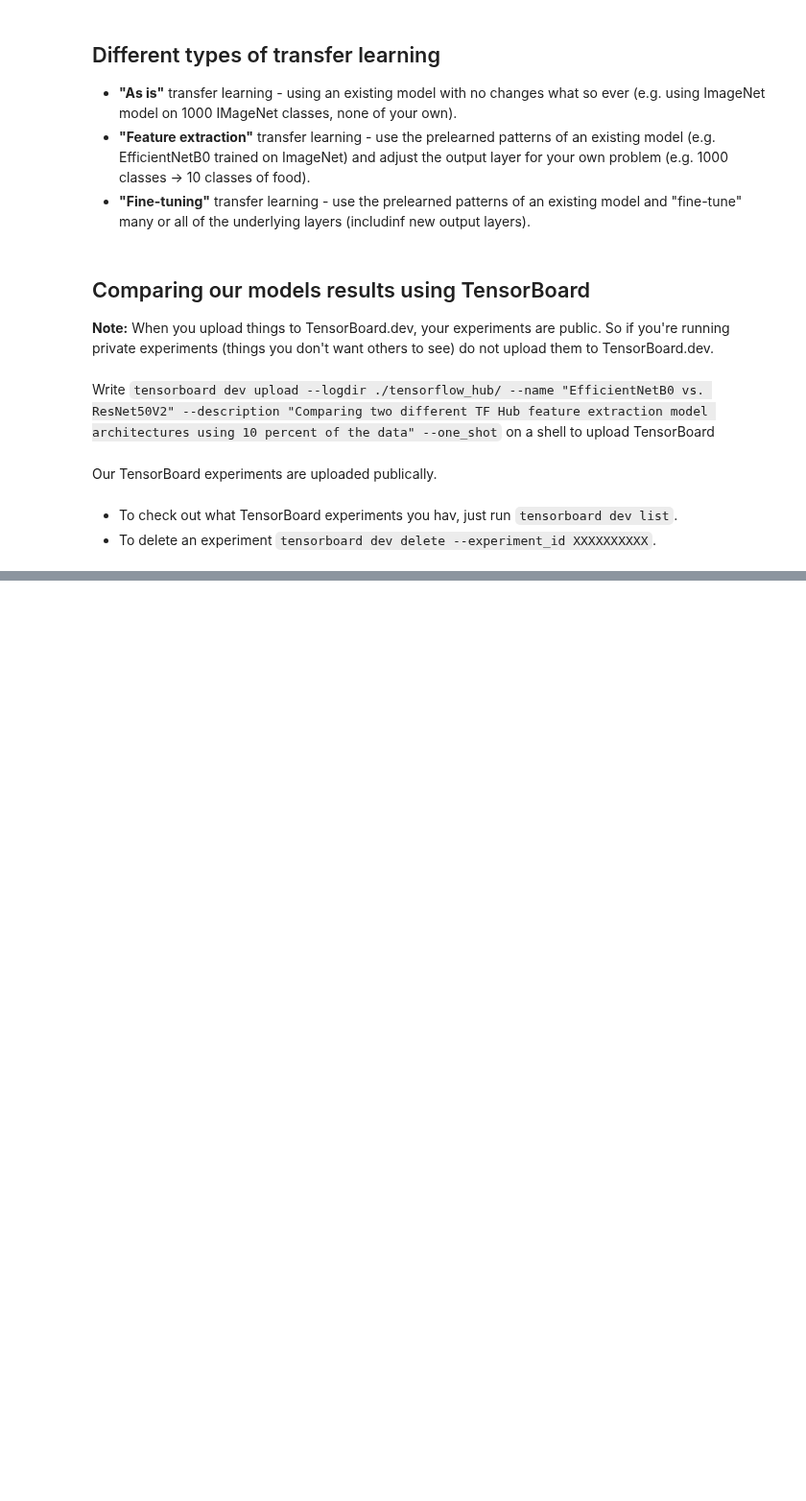
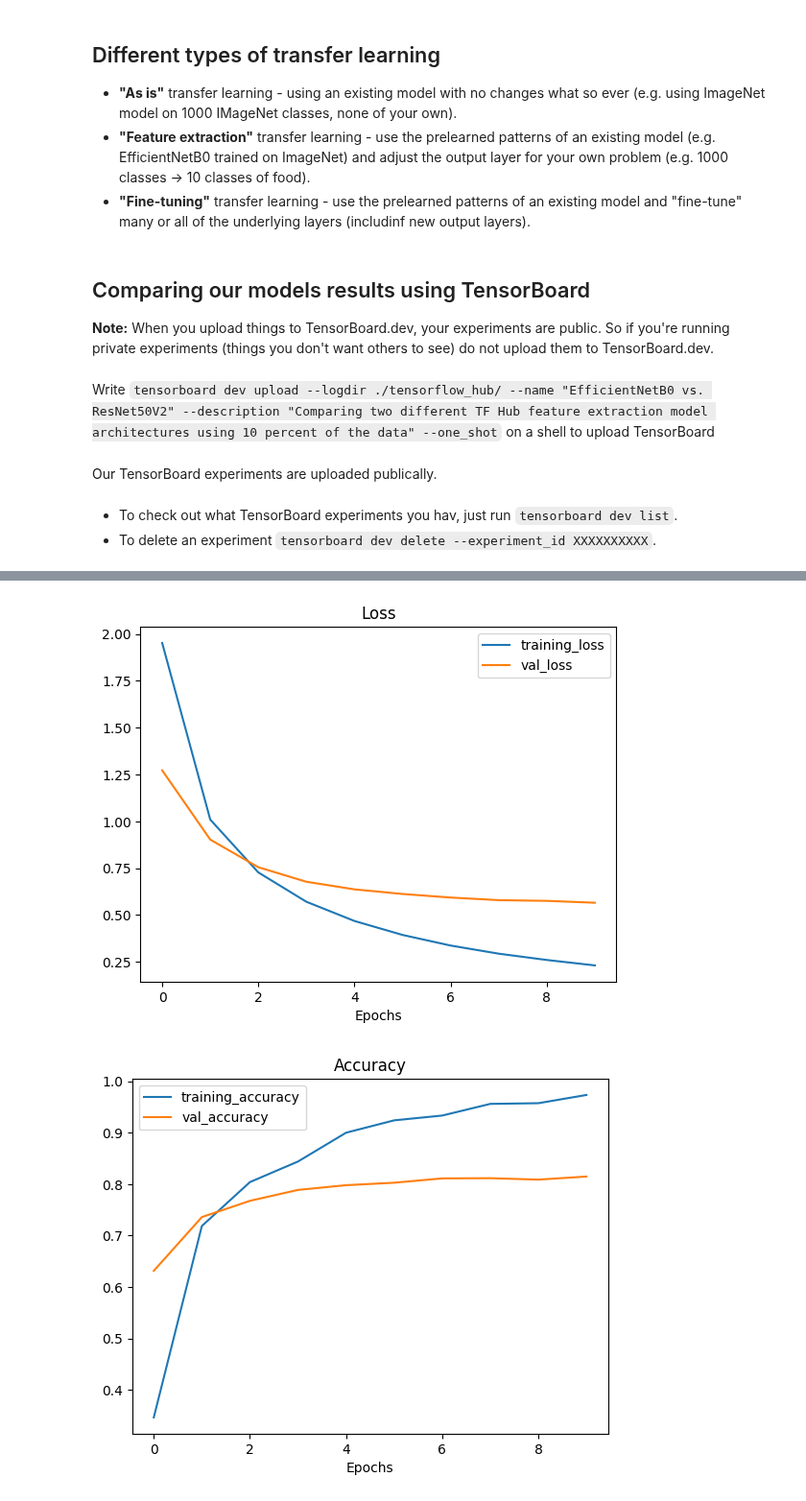
Before and after one commit to llorenscapotorres/TensorFlow, a Jupyter notebook: Transfer_Learning/Feature_Extraction/04_transfer_learning_feature_extraction.ipynb, the cells around one changed output, grey strips where cells are left out. Shown at 96% size. Drawn from its saved outputs; the diff is of its cells as text; code cells hidden in the pictures; blank space fills up the shorter version.

Commit message:
Building a MobileNet model, and a InceptionV3 model

```diff
--- a/Transfer_Learning/Feature_Extraction/04_transfer_learning_feature_extraction.ipynb
+++ b/Transfer_Learning/Feature_Extraction/04_transfer_learning_feature_extraction.ipynb
@@ -296,0 +299,21 @@ Our TensorBoard experiments are uploaded publically.
+# %%
+mobilenet_url = 'https://kaggle.com/models/google/mobilenet-v2/TensorFlow2/100-224-feature-vector/1'
+# %%
+# Create the MobileNetV2 model
+mobilenet_model = create_model(model_url=mobilenet_url,
+                                num_classes=train_data_10_percent.num_classes)
+# %%
+# Compile MobileNetV2
+mobilenet_model.compile(loss="categorical_crossentropy",
+                        optimizer=tf.keras.optimizers.Adam(),
+                        metrics=['accuracy'])
+# %%
+# Fit the 10% data to the compiled MobileNetV2 model
+mobilenet_history = mobilenet_model.fit(train_data_10_percent,
+                                        epochs=10,
+                                        steps_per_epoch=len(train_data_10_percent),
+                                        validation_data=test_data,
+                                        validation_steps=len(test_data),
+                                        callbacks=create_tensorboard_callback(dir_name="tensorflow_hub",
+                                                                              experiment_name="mobilenetv2")
+                                        )
@@ -296,0 +338,5 @@ Our TensorBoard experiments are uploaded publically.
+# %%
+plot_loss_curves(history=mobilenet_history)
+# %% [output]
+[figure, added]
+[figure, added]
```
Also changed, not shown: parts of 2 cells of this notebook, 4 other files.
